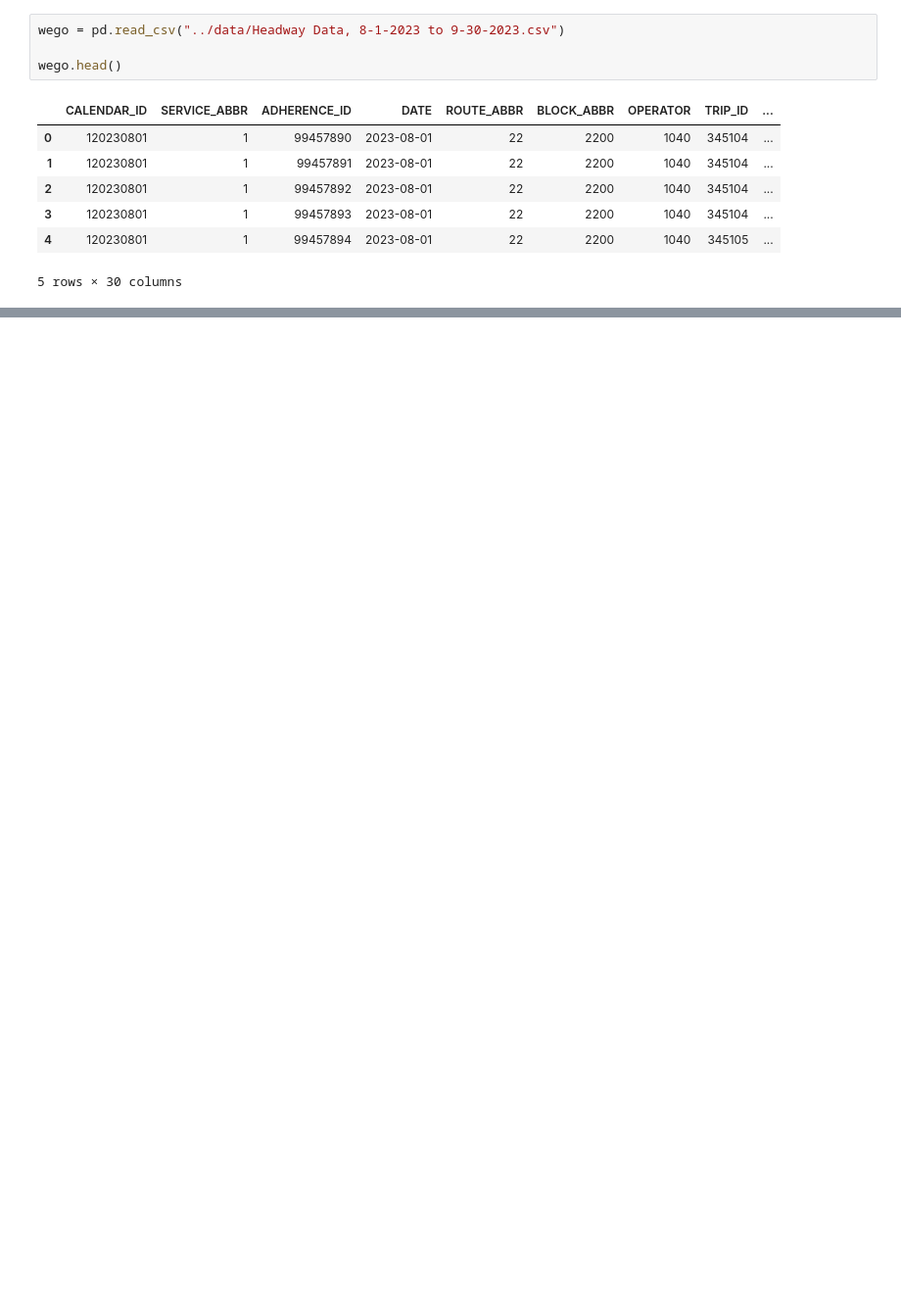
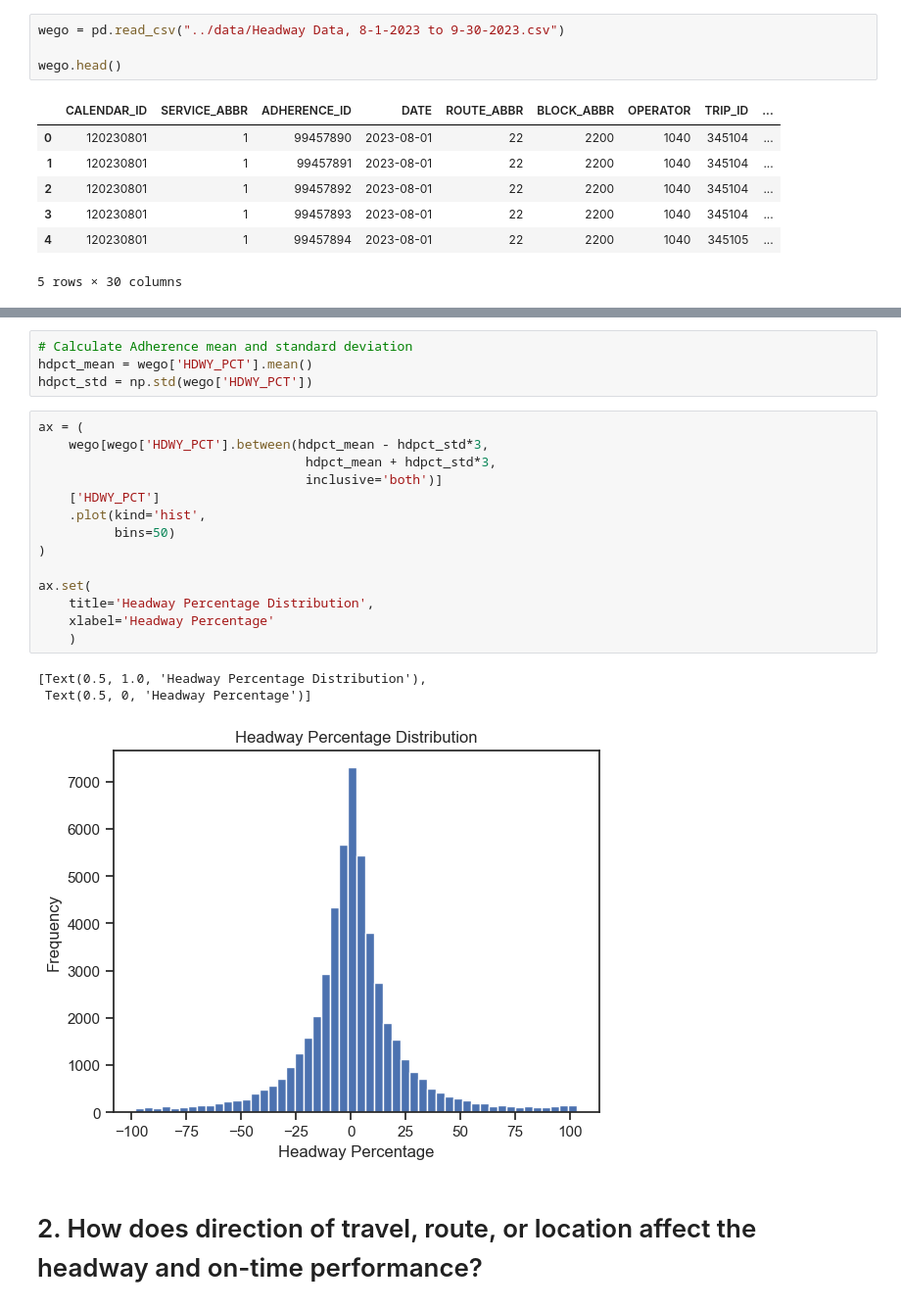
Before and after one commit to NSS-Data-Analytics-Cohort-11/wego-raiders, a Jupyter notebook: notebooks/WeGo.ipynb, the cells around one changed output, grey strips where cells are left out. Shown: that part at 98% size. Saved outputs shown, nothing was run; the diff lists cells and outputs as text; blank space fills up the shorter version.

```diff
--- a/notebooks/WeGo.ipynb
+++ b/notebooks/WeGo.ipynb
@@ -392,0 +126,24 @@ wego.groupby('TIME_POINT_ABBR')[['ADHERENCE', 'HDWY_DEV']].describe()
+# %%
+# Calculate Adherence mean and standard deviation
+hdpct_mean = wego['HDWY_PCT'].mean()
+hdpct_std = np.std(wego['HDWY_PCT'])
+# %%
+ax = (
+    wego[wego['HDWY_PCT'].between(hdpct_mean - hdpct_std*3,
+                                   hdpct_mean + hdpct_std*3,
+                                   inclusive='both')]
+    ['HDWY_PCT']
+    .plot(kind='hist',
+          bins=50)
+)
+
+ax.set(
+    title='Headway Percentage Distribution',
+    xlabel='Headway Percentage'
+    )
+# %% [output]
+[Text(0.5, 1.0, 'Headway Percentage Distribution'),
+ Text(0.5, 0, 'Headway Percentage')]
+[figure, added]
+# %% [markdown]
+# 2. How does direction of travel, route, or location affect the headway and on-time performance?
```
Also changed, not shown: parts of 72 cells of this notebook, 2 other files.
